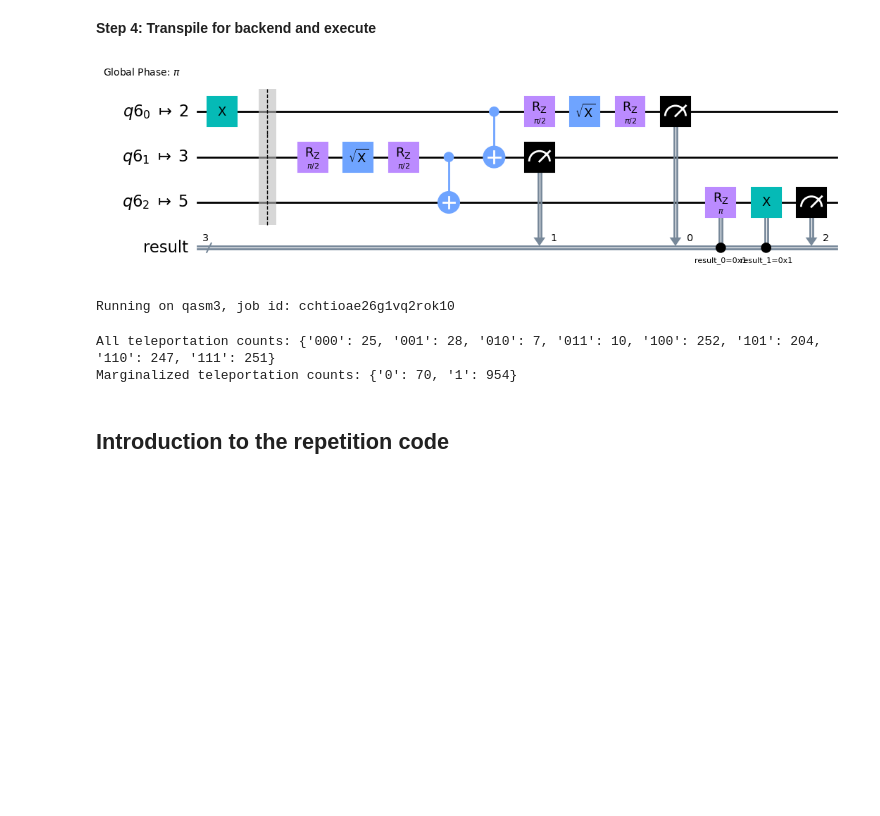
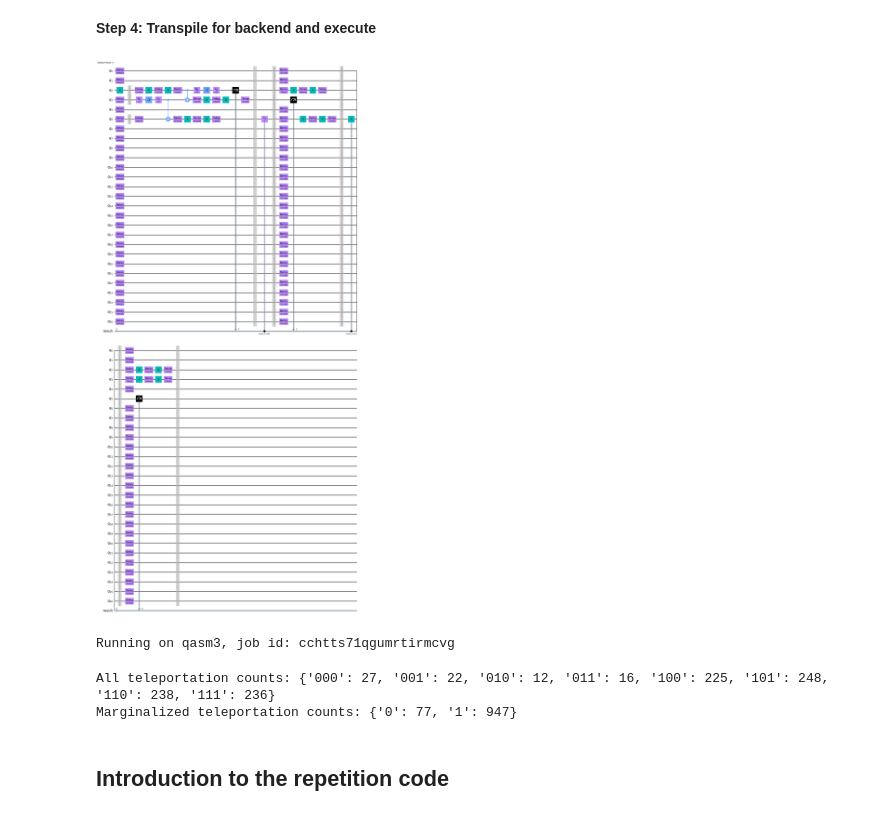
Before and after one commit to taalexander/IEEE-Quantum-Week-2022, a Jupyter notebook: ieee-qec-tutorial-2022.ipynb, the cells around one changed output. Saved outputs shown, nothing was run; the diff lists cells and outputs as text; code cells hidden in the pictures; blank space fills up the shorter version.

```diff
--- a/ieee-qec-tutorial-2022.ipynb
+++ b/ieee-qec-tutorial-2022.ipynb
@@ -83,7 +83,7 @@ init_num_resets = 3 # Set the number of resets to initialize qubits between circ
 init_delay = 0. # Set the initialization idle time for qubits
 
 sim = False # Set True to simulate our experiments and False to run in hardware
-dynamical_decoupling = False # Set True to enable dynamical decoupling
+dynamical_decoupling = True # Set True to enable dynamical decoupling
 # %%
 import mapomatic as mm
 from qiskit.circuit.library import XGate
@@ -435,14 +435,14 @@ qc_teleport_state.draw(output="mpl")
 # %%
 qc_teleport_experiment = qc_teleport_state.copy()
 qc_teleport_experiment.measure(qr[2], result)
 qc_teleport_experiment = apply_transpile(qc_teleport_experiment, backend, initial_layout=teleport_qubits)
-qc_teleport_experiment.draw(output="mpl", idle_wires=False)
+qc_teleport_experiment.draw(output="mpl", idle_wires=True)
 # %% [output]
-[figure, old version]
+[figure, new version]
 # %%
 teleport_job = execute(qc_teleport_experiment)
 # %% [output]
-Running on qasm3, job id: cchtioae26g1vq2rok10
+Running on qasm3, job id: cchtts71qgumrtirmcvg
 # %%
 teleport_result = teleport_job.result()
 print(f"All teleportation counts: {teleport_result.get_counts(0)}")
@@ -450,8 +450,8 @@ print(f"All teleportation counts: {teleport_result.get_counts(0)}")
 marginal_teleport_counts = marginal_counts(teleport_result.get_counts(0), indices=[2])
 print(f"Marginalized teleportation counts: {marginal_teleport_counts}")
 # %% [output]
-All teleportation counts: {'000': 25, '001': 28, '010': 7, '011': 10, '100': 252, '101': 204, '110': 247, '111': 251}
-Marginalized teleportation counts: {'0': 70, '1': 954}
+All teleportation counts: {'000': 27, '001': 22, '010': 12, '011': 16, '100': 225, '101': 248, '110': 238, '111': 236}
+Marginalized teleportation counts: {'0': 77, '1': 947}
 # %% [markdown]
 ## Introduction to the repetition code
 # %% [markdown]
```
Also changed, not shown: parts of 30 cells of this notebook.
